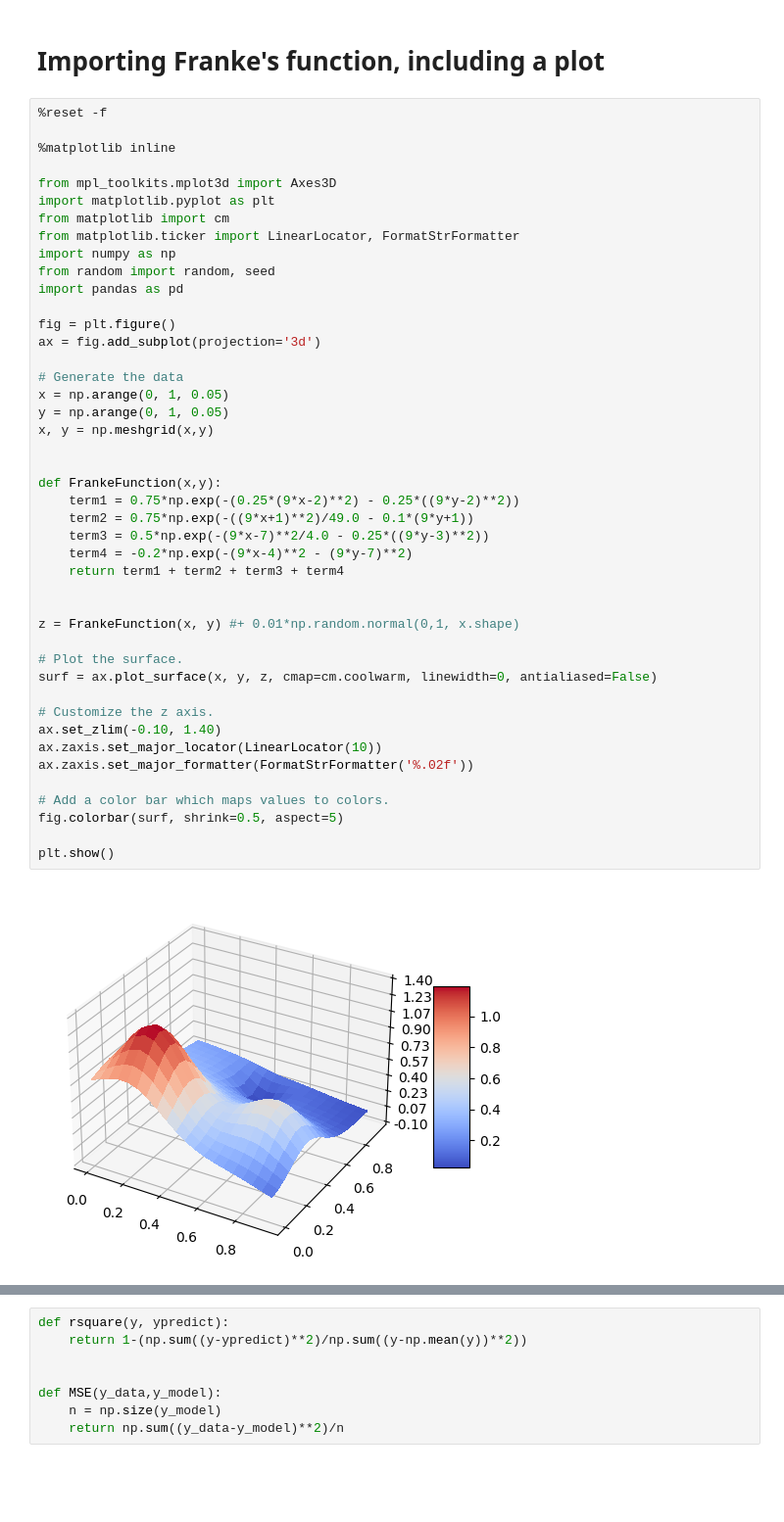
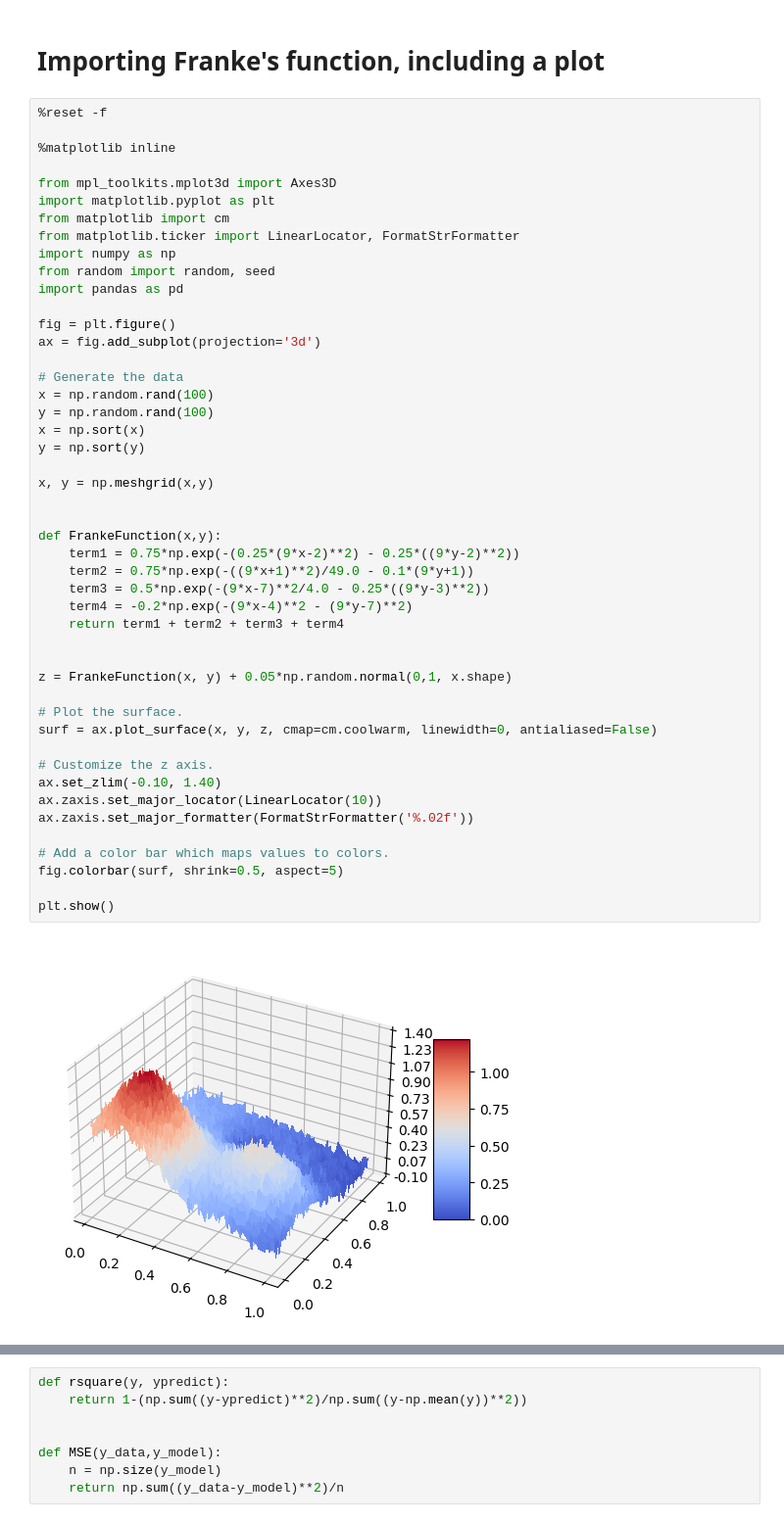
Before and after one commit to carmenpd/HWS23-MachineLearning, a Jupyter notebook: doc/carmenpd/Project-1 merged a) to c).ipynb, the cells around one changed output, grey strips where cells are left out. Shown at 98% size. Drawn from its saved outputs; the diff is of its cells as text; blank space fills up the shorter version.

```diff
--- a/doc/carmenpd/Project-1 merged a) to c).ipynb
+++ b/doc/carmenpd/Project-1 merged a) to c).ipynb
@@ -15,37 +15,40 @@ import pandas as pd
 
 fig = plt.figure()
 ax = fig.add_subplot(projection='3d')
 
 # Generate the data
-x = np.arange(0, 1, 0.05)
-y = np.arange(0, 1, 0.05)
+x = np.random.rand(100)
+y = np.random.rand(100)
+x = np.sort(x)
+y = np.sort(y)
+
 x, y = np.meshgrid(x,y)
 
 
 def FrankeFunction(x,y):
     term1 = 0.75*np.exp(-(0.25*(9*x-2)**2) - 0.25*((9*y-2)**2))
     term2 = 0.75*np.exp(-((9*x+1)**2)/49.0 - 0.1*(9*y+1))
     term3 = 0.5*np.exp(-(9*x-7)**2/4.0 - 0.25*((9*y-3)**2))
     term4 = -0.2*np.exp(-(9*x-4)**2 - (9*y-7)**2)
     return term1 + term2 + term3 + term4
 
 
-z = FrankeFunction(x, y) #+ 0.01*np.random.normal(0,1, x.shape)
+z = FrankeFunction(x, y) + 0.05*np.random.normal(0,1, x.shape)
 
 # Plot the surface.
 surf = ax.plot_surface(x, y, z, cmap=cm.coolwarm, linewidth=0, antialiased=False)
 
 # Customize the z axis.
 ax.set_zlim(-0.10, 1.40)
 ax.zaxis.set_major_locator(LinearLocator(10))
 ax.zaxis.set_major_formatter(FormatStrFormatter('%.02f'))
 
 # Add a color bar which maps values to colors.
 fig.colorbar(surf, shrink=0.5, aspect=5)
 
 plt.show()
 # %% [output]
-[figure, old version]
+[figure, new version]
 # %% [markdown]
 # Exercise a)
 
```
Also changed, not shown: parts of 4 cells of this notebook, 1 other file.
